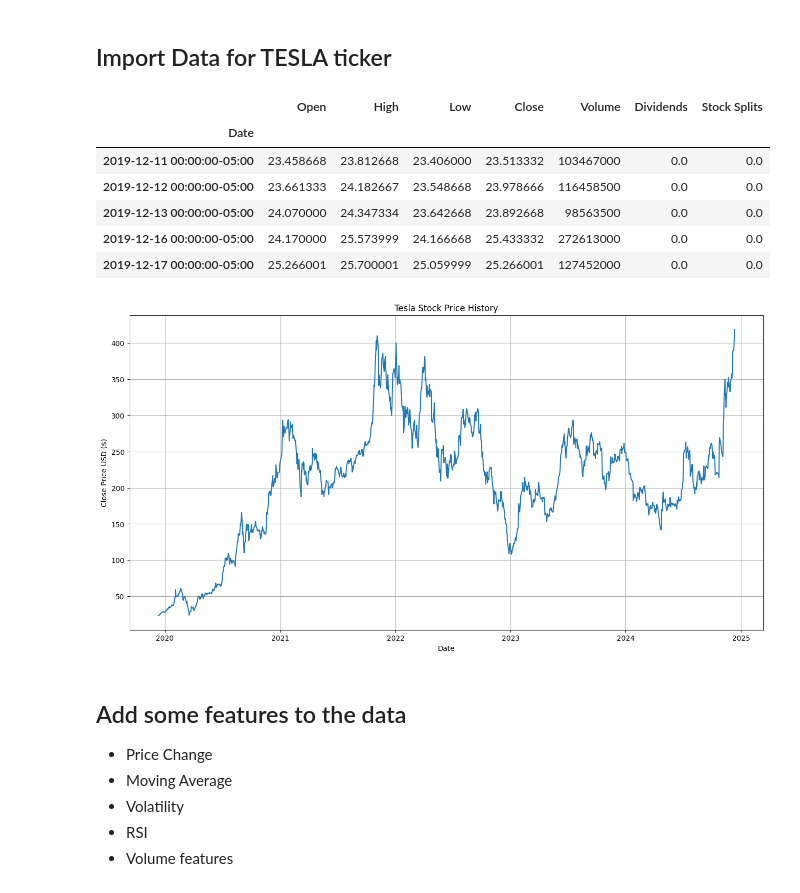
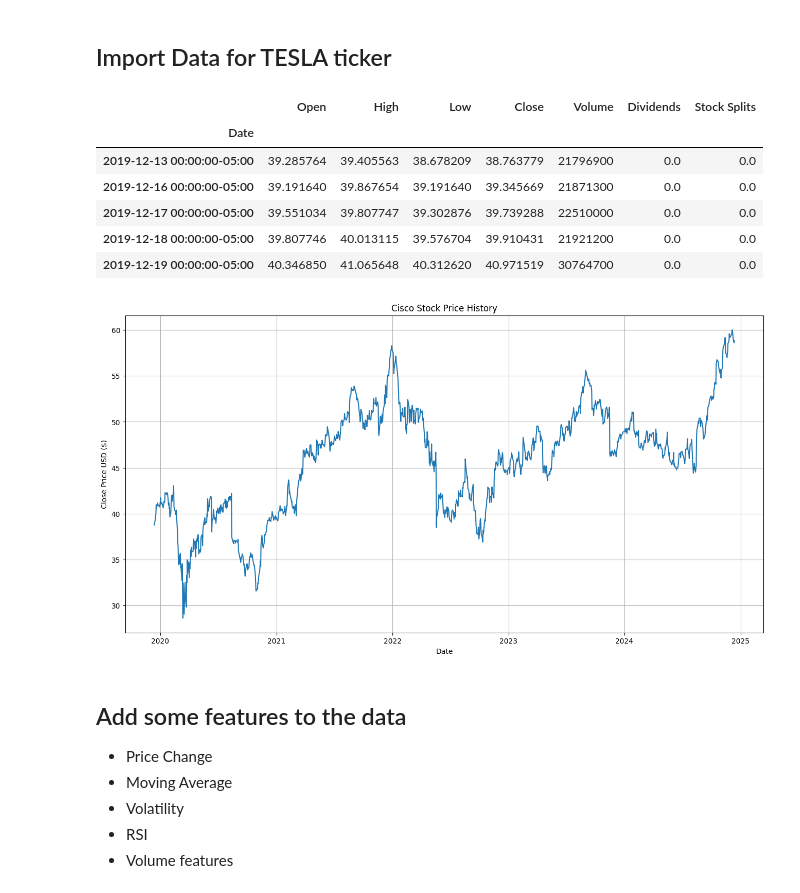
Before and after one commit to haydentbs/RL-Trading-Bot, a Jupyter notebook: stock_tracker.ipynb, the cells around one changed output. Drawn from its saved outputs; the diff is of its cells as text; code cells hidden in the pictures.

```diff
--- a/stock_tracker.ipynb
+++ b/stock_tracker.ipynb
@@ -11,7 +11,7 @@ import copy
 # %% [markdown]
 ## Import Data for TESLA ticker
 # %%
-tesla = yf.Ticker("TSLA")
+tesla = yf.Ticker("CSCO")
 
 tesla_data = tesla.history(period='5y')
 
@@ -21,21 +21,21 @@ df.head()
 # %% [output]
 |  | Open | High | Low | Close | Volume | Dividends | Stock Splits |
 | Date |  |  |  |  |  |  |  |
-| 2019-12-11 00:00:00-05:00 | 23.458668 | 23.812668 | 23.406000 | 23.513332 | 103467000 | 0.0 | 0.0 |
-| 2019-12-12 00:00:00-05:00 | 23.661333 | 24.182667 | 23.548668 | 23.978666 | 116458500 | 0.0 | 0.0 |
-| 2019-12-13 00:00:00-05:00 | 24.070000 | 24.347334 | 23.642668 | 23.892668 | 98563500 | 0.0 | 0.0 |
-| 2019-12-16 00:00:00-05:00 | 24.170000 | 25.573999 | 24.166668 | 25.433332 | 272613000 | 0.0 | 0.0 |
-| 2019-12-17 00:00:00-05:00 | 25.266001 | 25.700001 | 25.059999 | 25.266001 | 127452000 | 0.0 | 0.0 |
+| 2019-12-13 00:00:00-05:00 | 39.285764 | 39.405563 | 38.678209 | 38.763779 | 21796900 | 0.0 | 0.0 |
+| 2019-12-16 00:00:00-05:00 | 39.191640 | 39.867654 | 39.191640 | 39.345669 | 21871300 | 0.0 | 0.0 |
+| 2019-12-17 00:00:00-05:00 | 39.551034 | 39.807747 | 39.302876 | 39.739288 | 22510000 | 0.0 | 0.0 |
+| 2019-12-18 00:00:00-05:00 | 39.807746 | 40.013115 | 39.576704 | 39.910431 | 21921200 | 0.0 | 0.0 |
+| 2019-12-19 00:00:00-05:00 | 40.346850 | 41.065648 | 40.312620 | 40.971519 | 30764700 | 0.0 | 0.0 |
 # %%
 plt.figure(figsize=(16,8))
-plt.title('Tesla Stock Price History')
+plt.title('Cisco Stock Price History')
 plt.xlabel('Date')
 plt.ylabel('Close Price USD ($)')
 plt.plot( df.Close)
 plt.grid(True)
 plt.show()
 # %% [output]
-[figure, old version]
+[figure, new version]
 # %% [markdown]
 ## Add some features to the data
 - Price Change
```
Also changed, not shown: parts of 6 cells of this notebook.
